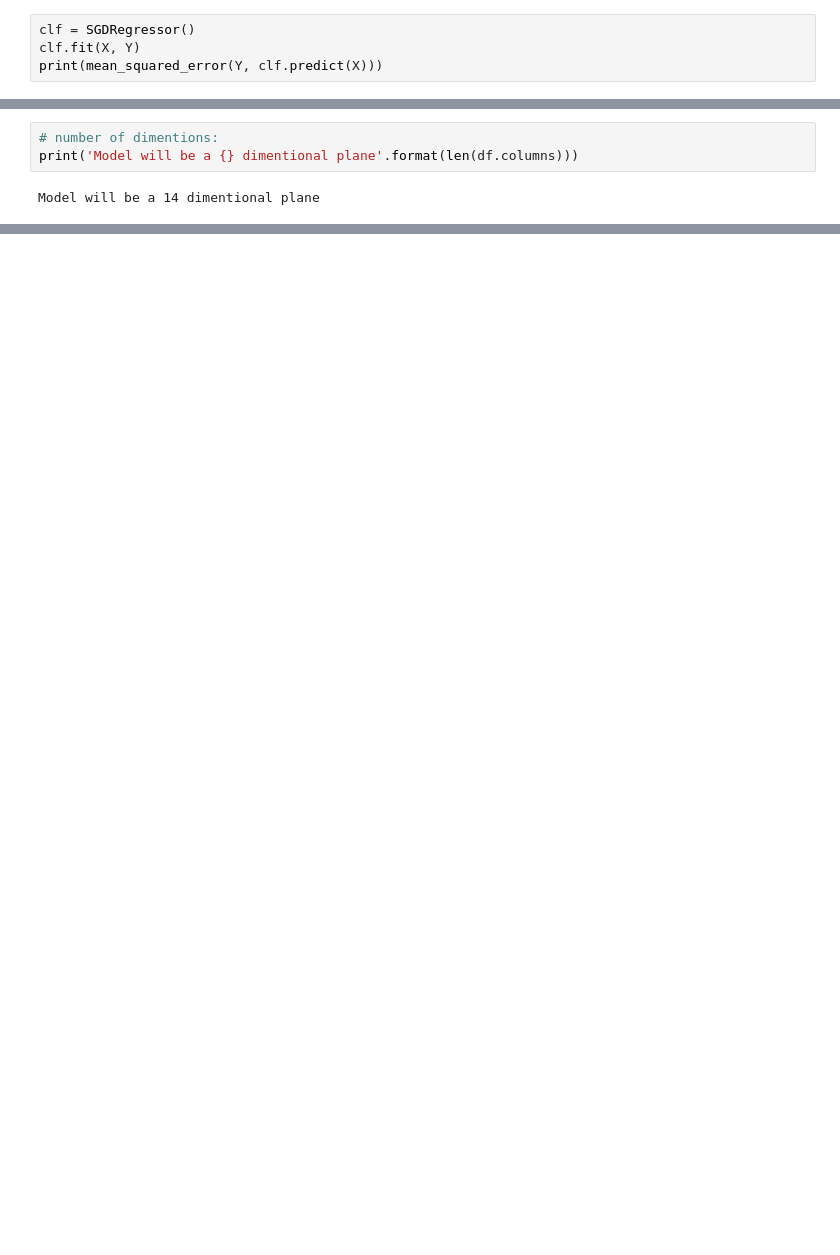
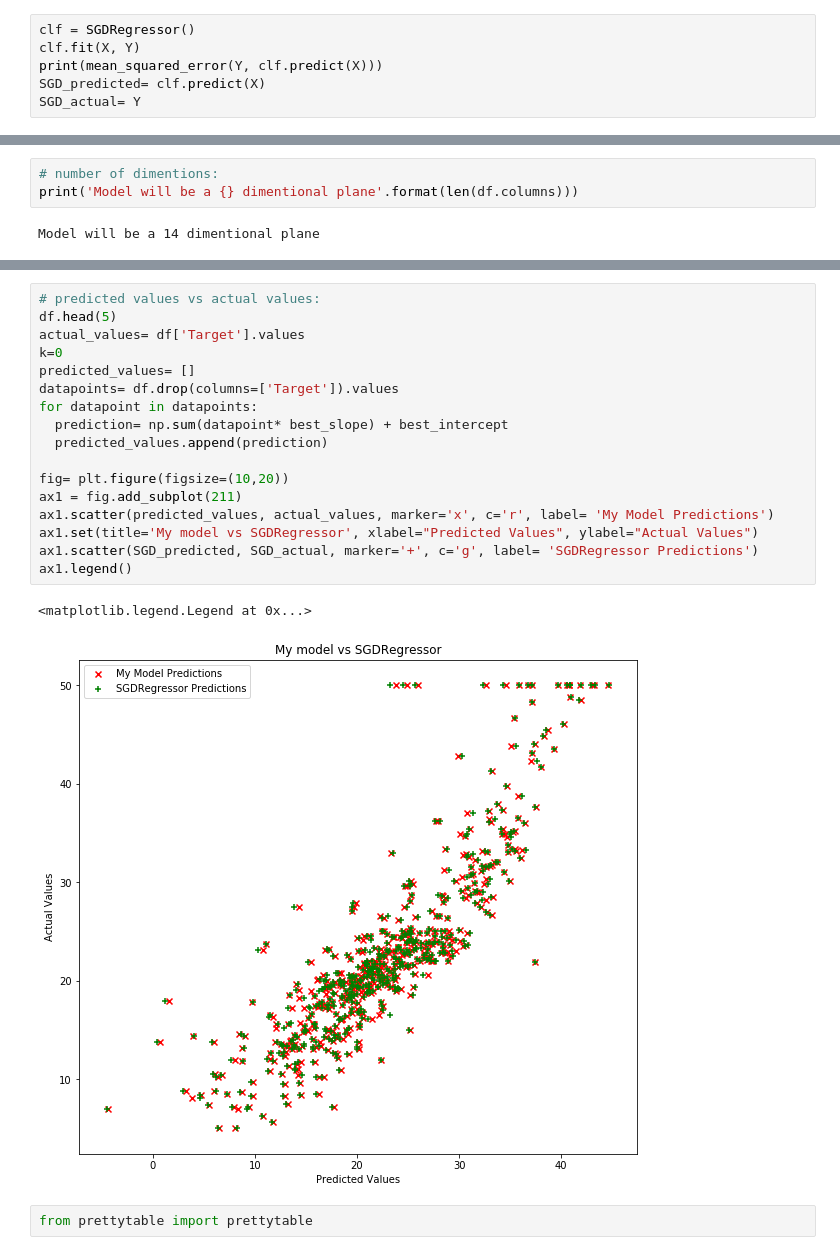
Before and after one commit to data-science-and-machine-learning/gradient-descent, a Jupyter notebook: 06_Implement_SGD.ipynb, the cells around one changed output, grey strips where cells are left out. Cells and saved outputs as stored; diff of their text form; blank space fills up the shorter version.

```diff
--- a/06_Implement_SGD.ipynb
+++ b/06_Implement_SGD.ipynb
@@ -26,4 +27,6 @@ X = scaler.transform(X)
 clf = SGDRegressor()
 clf.fit(X, Y)
 print(mean_squared_error(Y, clf.predict(X)))
+SGD_predicted= clf.predict(X)
+SGD_actual= Y
 # %% [output]
@@ -113,0 +148,22 @@ x= [-0.41978194  0.28482986 -1.2879095  -0.27259857 -0.14421743  0.41367189
+# %%
+# predicted values vs actual values:
+df.head(5)
+actual_values= df['Target'].values
+k=0
+predicted_values= []
+datapoints= df.drop(columns=['Target']).values
+for datapoint in datapoints:
+  prediction= np.sum(datapoint* best_slope) + best_intercept
+  predicted_values.append(prediction)
+
+fig= plt.figure(figsize=(10,20))
+ax1 = fig.add_subplot(211)
+ax1.scatter(predicted_values, actual_values, marker='x', c='r', label= 'My Model Predictions')
+ax1.set(title='My model vs SGDRegressor', xlabel="Predicted Values", ylabel="Actual Values")
+ax1.scatter(SGD_predicted, SGD_actual, marker='+', c='g', label= 'SGDRegressor Predictions')
+ax1.legend()
+# %% [output]
+<matplotlib.legend.Legend at 0x...>
+[figure, added]
+# %%
+from prettytable import prettytable
```
Also changed, not shown: parts of 3 cells of this notebook.
